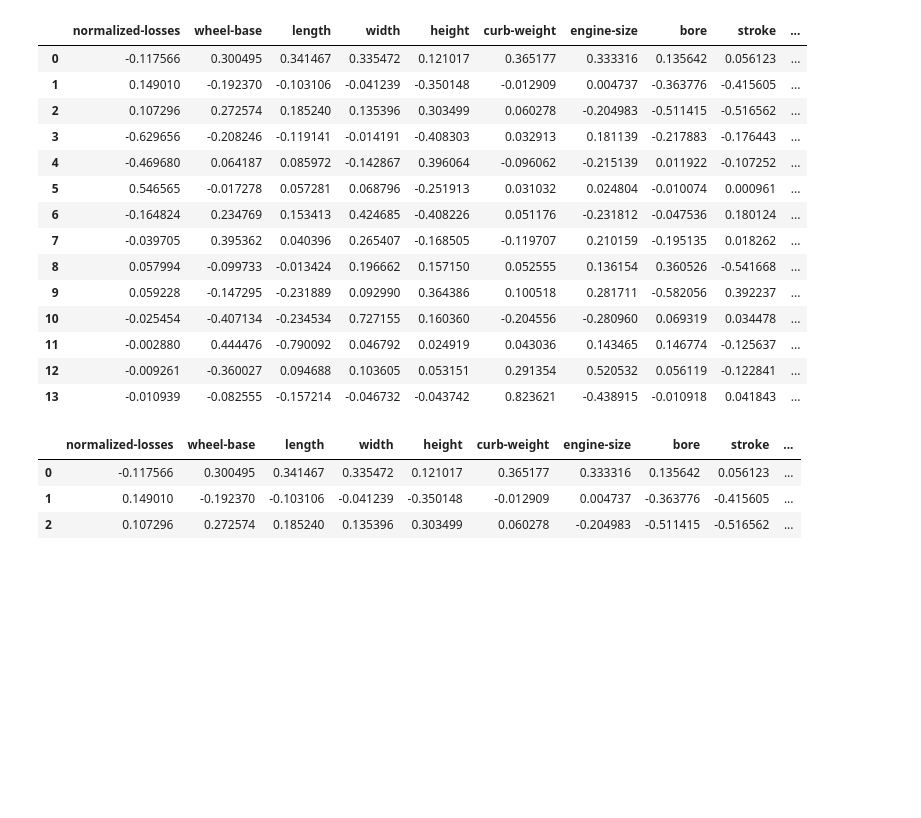
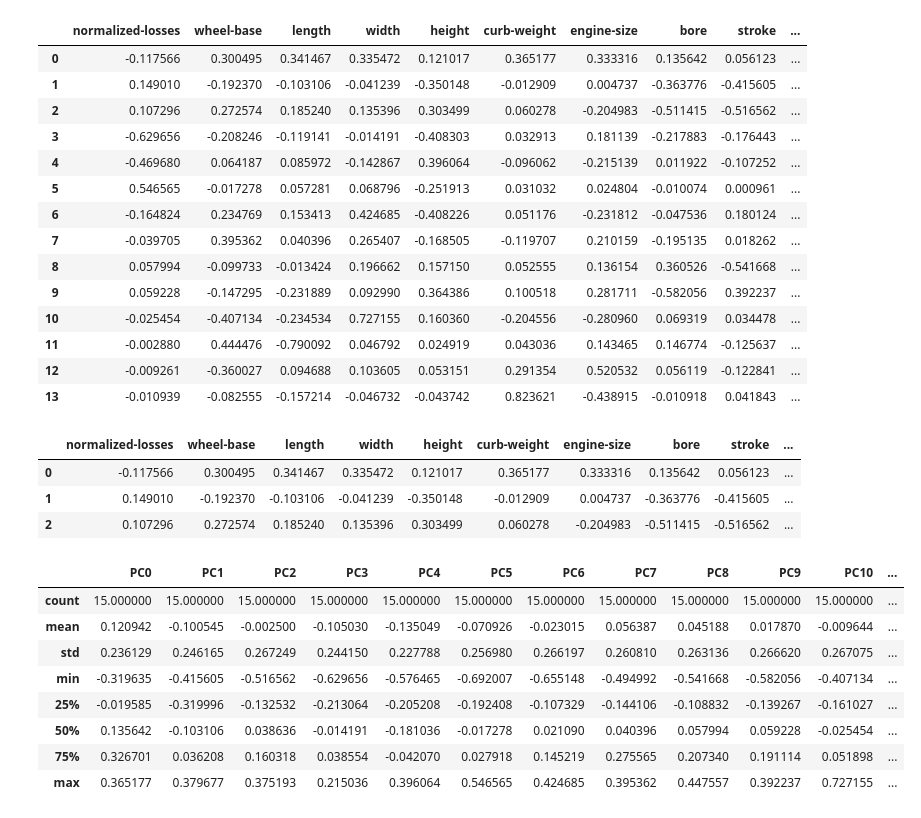
Before and after one commit to serrodcal-data-scientist/dataLab1, a Jupyter notebook: EDA.ipynb, the cells around one changed output. Cells and saved outputs as stored; diff of their text form; code cells hidden in the pictures; blank space fills up the shorter version.

Commit message:
transpose and importance of principal componentes

```diff
--- a/EDA.ipynb
+++ b/EDA.ipynb
@@ -269,3 +269,17 @@ pincipal_components_df.head(3)
 | 0 | -0.117566 | 0.300495 | 0.341467 | 0.335472 | 0.121017 | 0.365177 | 0.333316 | 0.135642 | 0.056123 | ... |
 | 1 | 0.149010 | -0.192370 | -0.103106 | -0.041239 | -0.350148 | -0.012909 | 0.004737 | -0.363776 | -0.415605 | ... |
 | 2 | 0.107296 | 0.272574 | 0.185240 | 0.135396 | 0.303499 | 0.060278 | -0.204983 | -0.511415 | -0.516562 | ... |
+# %%
+importance_T_df = pincipal_components_df.T
+importance_T_df.columns = ['PC{}'.format(i) for i in range(len(importance_T_df.columns))]
+importance_T_df.describe()
+# %% [output]
+|  | PC0 | PC1 | PC2 | PC3 | PC4 | PC5 | PC6 | PC7 | PC8 | PC9 | PC10 | ... |
+| count | 15.000000 | 15.000000 | 15.000000 | 15.000000 | 15.000000 | 15.000000 | 15.000000 | 15.000000 | 15.000000 | 15.000000 | 15.000000 | ... |
+| mean | 0.120942 | -0.100545 | -0.002500 | -0.105030 | -0.135049 | -0.070926 | -0.023015 | 0.056387 | 0.045188 | 0.017870 | -0.009644 | ... |
+| std | 0.236129 | 0.246165 | 0.267249 | 0.244150 | 0.227788 | 0.256980 | 0.266197 | 0.260810 | 0.263136 | 0.266620 | 0.267075 | ... |
+| min | -0.319635 | -0.415605 | -0.516562 | -0.629656 | -0.576465 | -0.692007 | -0.655148 | -0.494992 | -0.541668 | -0.582056 | -0.407134 | ... |
+| 25% | -0.019585 | -0.319996 | -0.132532 | -0.213064 | -0.205208 | -0.192408 | -0.107329 | -0.144106 | -0.108832 | -0.139267 | -0.161027 | ... |
+| 50% | 0.135642 | -0.103106 | 0.038636 | -0.014191 | -0.181036 | -0.017278 | 0.021090 | 0.040396 | 0.057994 | 0.059228 | -0.025454 | ... |
+| 75% | 0.326701 | 0.036208 | 0.160318 | 0.038554 | -0.042070 | 0.027918 | 0.145219 | 0.275565 | 0.207340 | 0.191114 | 0.051898 | ... |
+| max | 0.365177 | 0.379677 | 0.375193 | 0.215036 | 0.396064 | 0.546565 | 0.424685 | 0.395362 | 0.447557 | 0.392237 | 0.727155 | ... |
```
